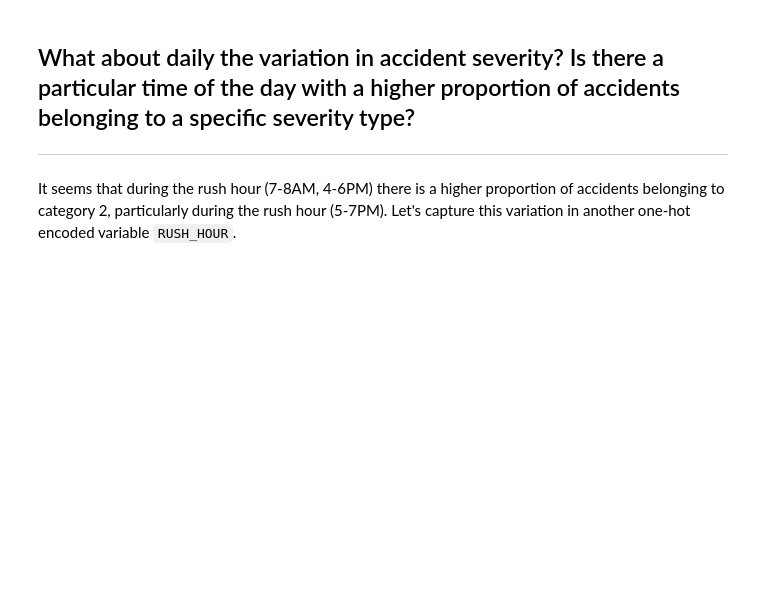
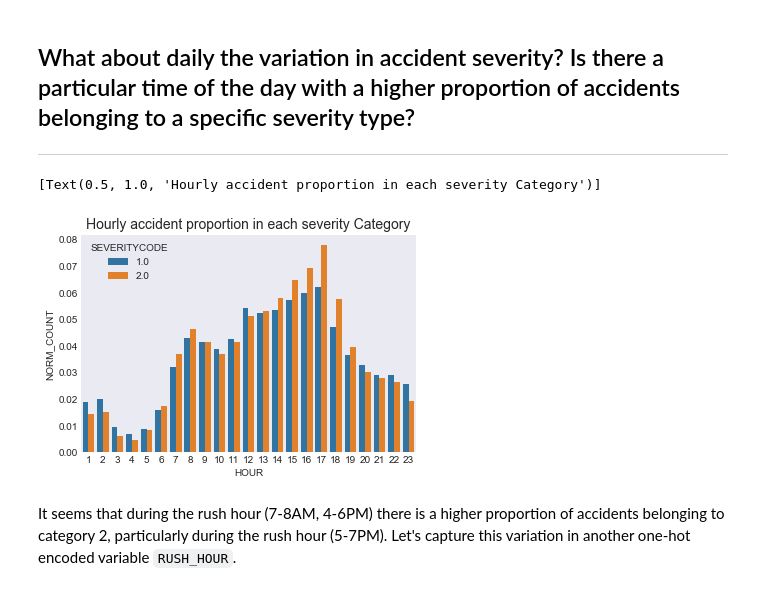
Before and after one commit to joseferncruz/coursera-capstone, a Jupyter notebook: notebooks/ibm_capstone_nb01.ipynb, the cells around one changed output. Cells and saved outputs as stored; diff of their text form; code cells hidden in the pictures; blank space fills up the shorter version.

```diff
--- a/notebooks/ibm_capstone_nb01.ipynb
+++ b/notebooks/ibm_capstone_nb01.ipynb
@@ -277,12 +370,15 @@ df.groupby('SEVERITYCODE')['SUMMER'].value_counts(normalize=True)
 # %%
 # Estract normalized count of each severity category for each hour
 result = df.groupby('SEVERITYCODE')['HOUR'].value_counts(normalize=True).to_frame('NORM_COUNT').reset_index()
 
 fig, ax = plt.subplots()
 
-sns.barplot(x='HOUR', y='NORM_COUNT', data=result, hue='SEVERITYCODE', ax=ax)
+sns.barplot(x='HOUR', y='NORM_COUNT', data=result.loc[~(result['HOUR'] == 0)], hue='SEVERITYCODE', ax=ax)
 
 ax.set(title='Hourly accident proportion in each severity Category')
+# %% [output]
+[Text(0.5, 1.0, 'Hourly accident proportion in each severity Category')]
+[figure, added]
 # %% [markdown]
 It seems that during the rush hour (7-8AM, 4-6PM) there is a higher proportion of accidents belonging to category 2, particularly during the rush hour (5-7PM). Let's capture this variation in another one-hot encoded variable `RUSH_HOUR`.
 # %%
```
Also changed, not shown: parts of 76 cells of this notebook.
